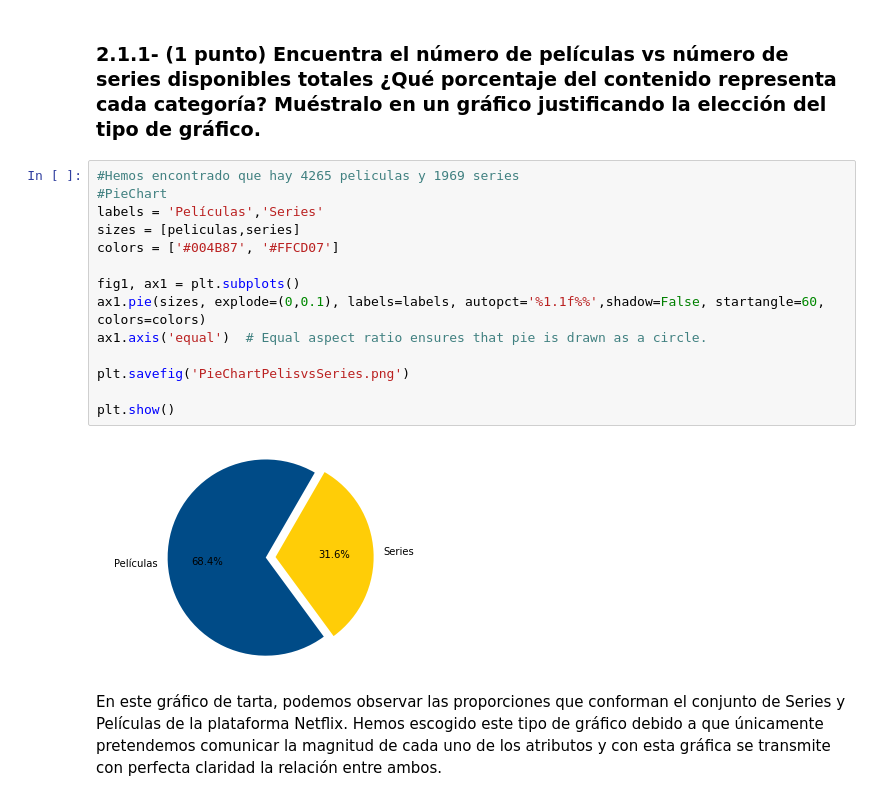
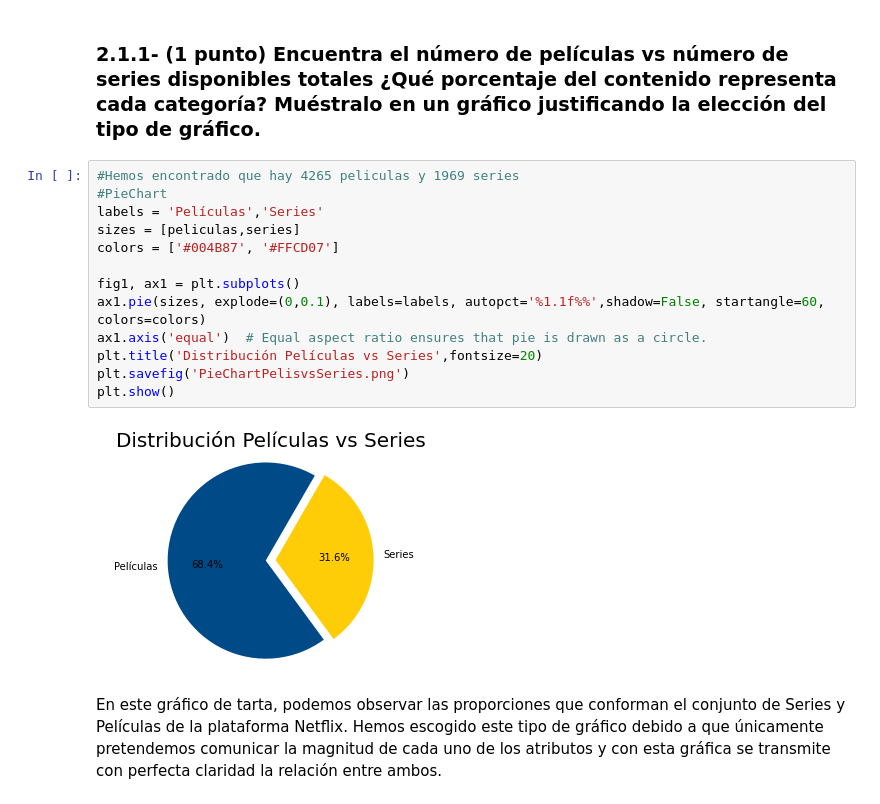
Before and after one commit to Jotivirix/Datamining_UFV, a Jupyter notebook: Lab1/entregable2/Lab1-Entregable2.ipynb, the cells around one changed output. Saved outputs shown, nothing was run; the diff lists cells and outputs as text.

```diff
--- a/Lab1/entregable2/Lab1-Entregable2.ipynb
+++ b/Lab1/entregable2/Lab1-Entregable2.ipynb
@@ -74,19 +74,18 @@ Hay solo datos de películas y series, no hay ninguna etiqueta más para tipific
 # %%
 #Hemos encontrado que hay 4265 peliculas y 1969 series
 #PieChart
 labels = 'Películas','Series'
 sizes = [peliculas,series]
 colors = ['#004B87', '#FFCD07']
 
 fig1, ax1 = plt.subplots()
 ax1.pie(sizes, explode=(0,0.1), labels=labels, autopct='%1.1f%%',shadow=False, startangle=60, colors=colors)
 ax1.axis('equal')  # Equal aspect ratio ensures that pie is drawn as a circle.
-
+plt.title('Distribución Películas vs Series',fontsize=20)
 plt.savefig('PieChartPelisvsSeries.png')
-
 plt.show()
 # %% [output]
-[figure, old version]
+[figure, new version]
 # %% [markdown]
 En este gráfico de tarta, podemos observar las proporciones que conforman el conjunto de Series y Películas de la plataforma Netflix. Hemos escogido este tipo de gráfico debido a que únicamente pretendemos comunicar la magnitud de cada uno de los atributos y con esta gráfica se transmite con perfecta claridad la relación entre ambos.
 # %% [markdown]
```
Also changed, not shown: parts of 5 cells of this notebook, 5 other files.
